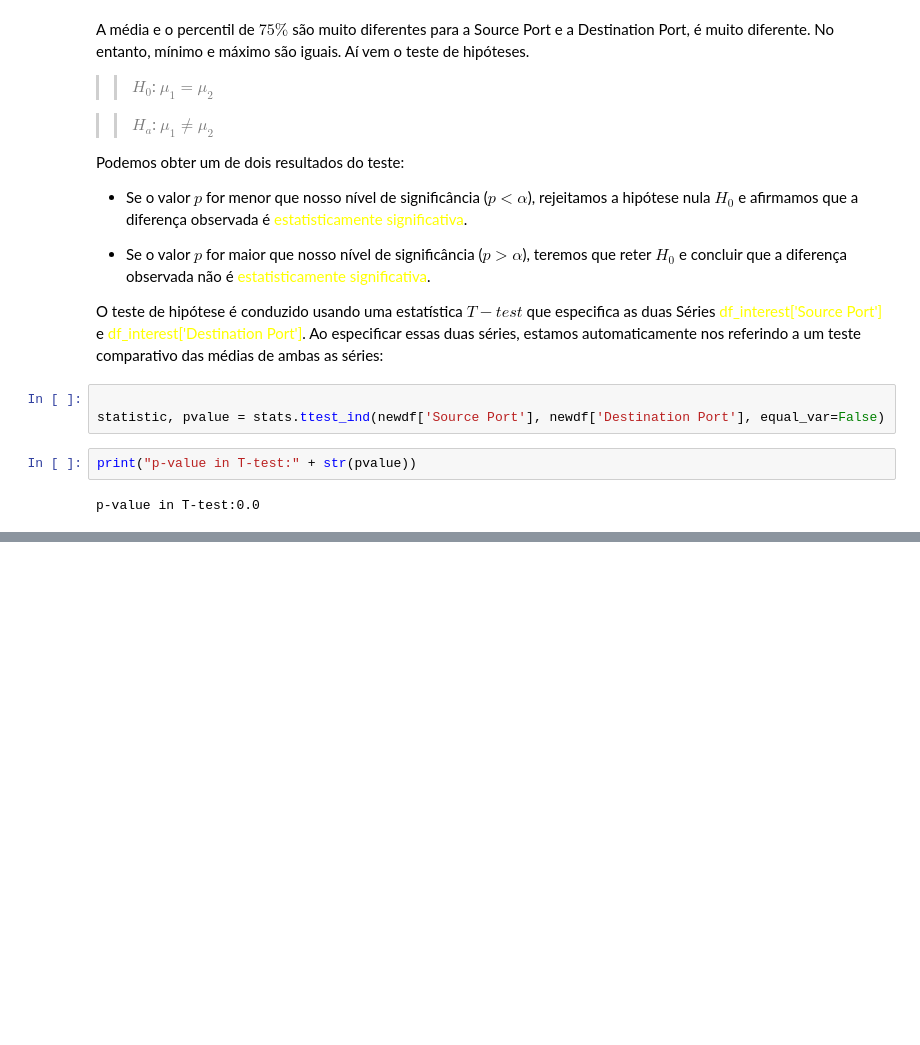
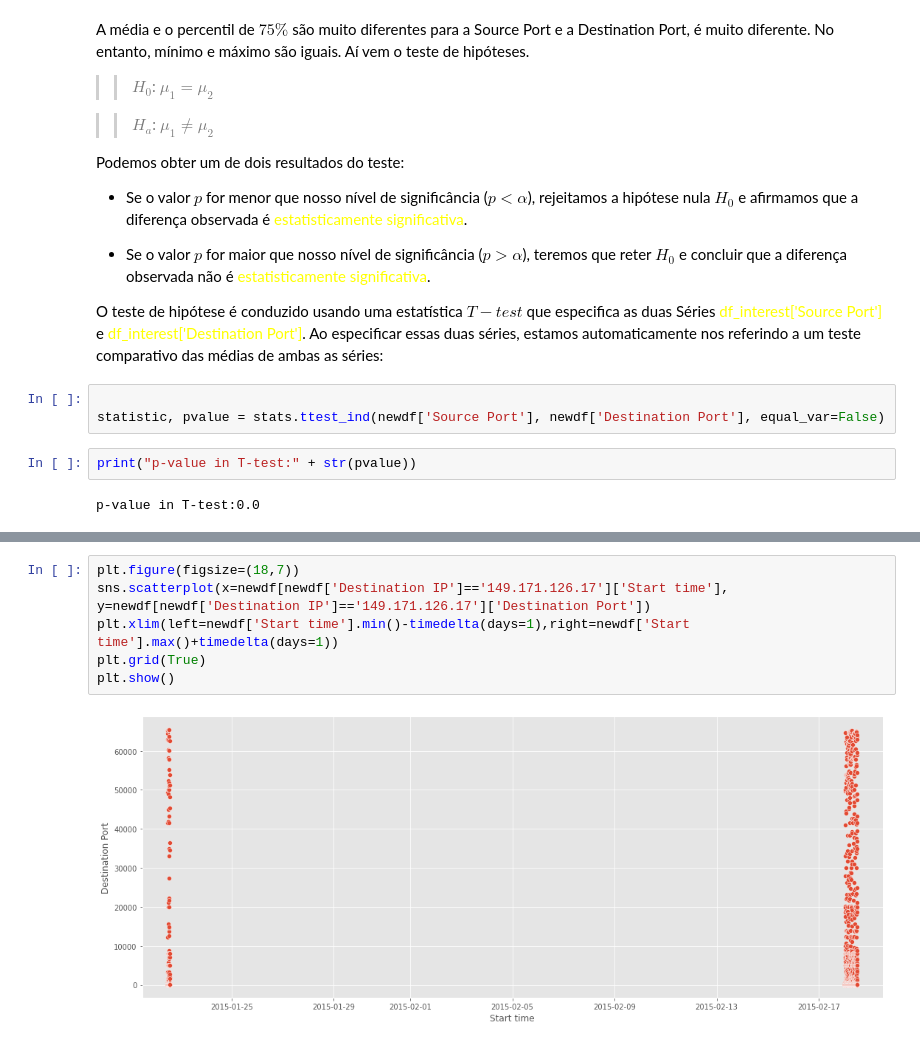
Before and after one commit to EddyGiusepe/Cyber_Security_1, a Jupyter notebook: CyberSecurity_Kaggle.ipynb, the cells around one changed output, grey strips where cells are left out. Cells and saved outputs as stored; diff of their text form; blank space fills up the shorter version.

```diff
--- a/CyberSecurity_Kaggle.ipynb
+++ b/CyberSecurity_Kaggle.ipynb
@@ -578,0 +644,8 @@ p-value in T-test:0.0
+# %%
+plt.figure(figsize=(18,7))
+sns.scatterplot(x=newdf[newdf['Destination IP']=='149.171.126.17']['Start time'], y=newdf[newdf['Destination IP']=='149.171.126.17']['Destination Port'])
+plt.xlim(left=newdf['Start time'].min()-timedelta(days=1),right=newdf['Start time'].max()+timedelta(days=1))
+plt.grid(True)
+plt.show()
+# %% [output]
+[figure, added]
```
Also changed, not shown: parts of 23 cells of this notebook.
